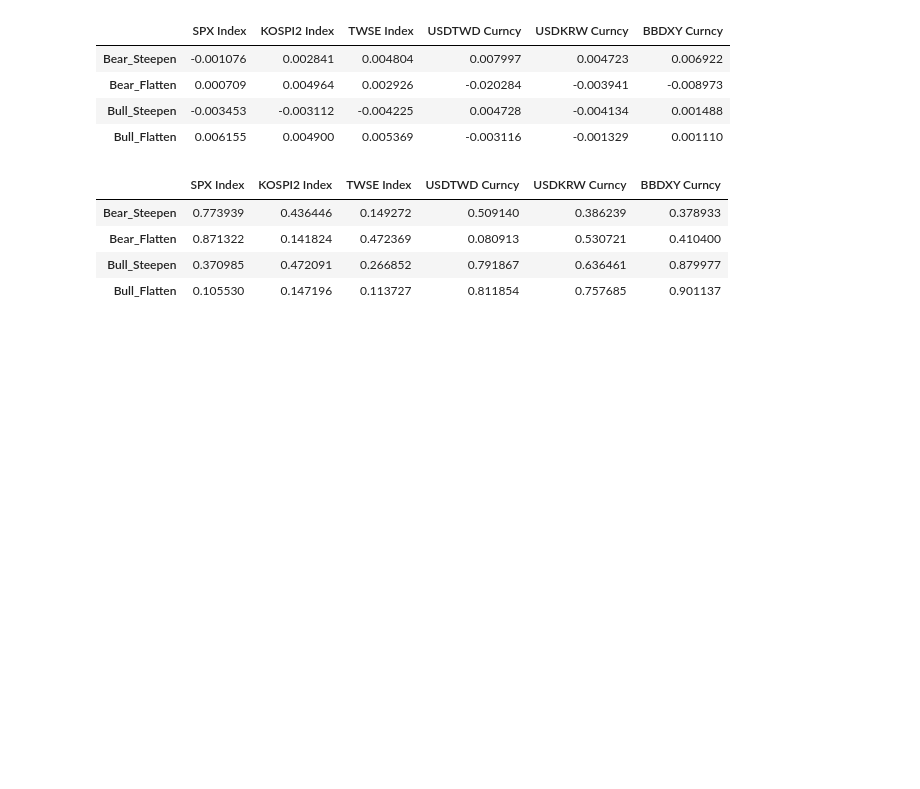
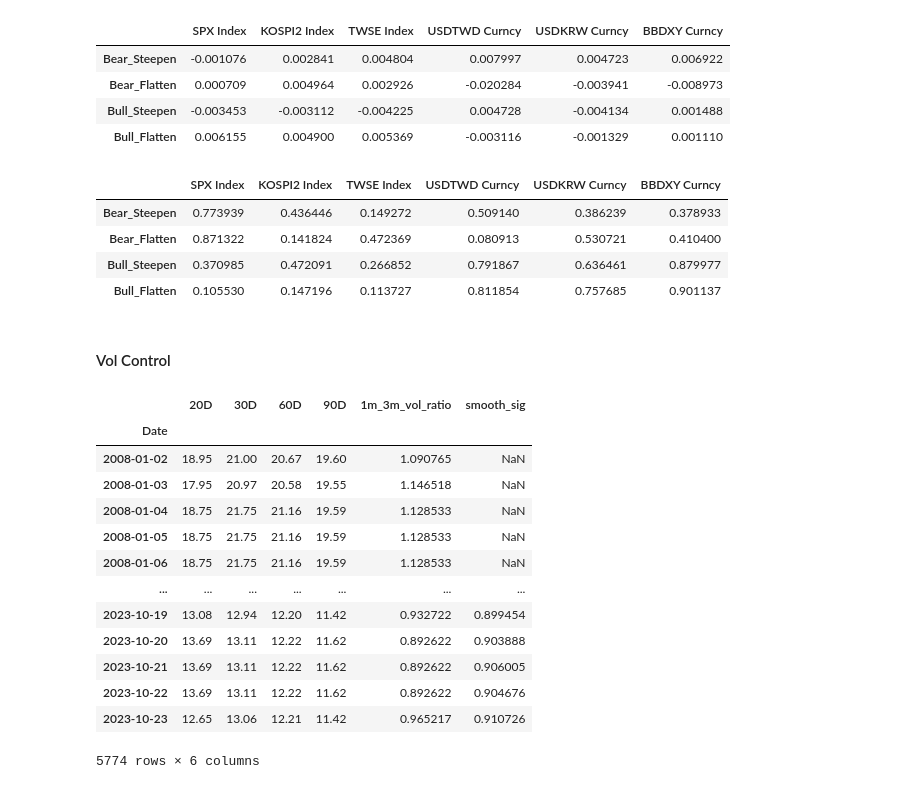
Before and after one commit to ClarenceTee93/Strategies, a Jupyter notebook: strategies.ipynb, the cells around one changed output. Cells and saved outputs as stored; diff of their text form; code cells hidden in the pictures; blank space fills up the shorter version.

```diff
--- a/strategies.ipynb
+++ b/strategies.ipynb
@@ -679,3 +696,40 @@ reg_summary_pval
 | Bear_Flatten | 0.871322 | 0.141824 | 0.472369 | 0.080913 | 0.530721 | 0.410400 |
 | Bull_Steepen | 0.370985 | 0.472091 | 0.266852 | 0.791867 | 0.636461 | 0.879977 |
 | Bull_Flatten | 0.105530 | 0.147196 | 0.113727 | 0.811854 | 0.757685 | 0.901137 |
+# %% [markdown]
+#### Vol Control
+# %%
+spx_rv = asset_2[["SPX Index", "20D", "30D", "60D", "90D"]].copy()
+spx_rv.rename(columns = {"SPX Index":"Date"}, inplace=True)
+spx_rv.Date = pd.to_datetime(spx_rv.Date)
+sample_start_dt = spx_rv.Date.iloc[0]
+sample_end_dt = spx_rv.dropna().Date.iloc[-1]
+
+def clean_step(sDate, eDate, df):
+    full_date_range = pd.date_range(sDate, eDate, freq = 'd').to_list()
+    full_date_range_df = pd.DataFrame(index=full_date_range, columns=['All_Days'])
+    full_date_range_df.reset_index(inplace=True)
+    full_date_range_df.rename(columns = {'index':'Date'}, inplace=True)
+
+    return df.merge(full_date_range_df, on = 'Date', how = 'right').fillna(method = 'ffill').drop(columns = ['All_Days'])
+
+clean_spx_rv = clean_step(sample_start_dt, sample_end_dt, spx_rv)
+clean_spx_rv.set_index('Date', inplace=True)
+clean_spx_rv['1m_3m_vol_ratio'] = clean_spx_rv['60D'] / clean_spx_rv['20D']
+clean_spx_rv['smooth_sig'] = clean_spx_rv['1m_3m_vol_ratio'].rolling(10).mean()
+clean_spx_rv
+# %% [output]
+|  | 20D | 30D | 60D | 90D | 1m_3m_vol_ratio | smooth_sig |
+| Date |  |  |  |  |  |  |
+| 2008-01-02 | 18.95 | 21.00 | 20.67 | 19.60 | 1.090765 | NaN |
+| 2008-01-03 | 17.95 | 20.97 | 20.58 | 19.55 | 1.146518 | NaN |
+| 2008-01-04 | 18.75 | 21.75 | 21.16 | 19.59 | 1.128533 | NaN |
+| 2008-01-05 | 18.75 | 21.75 | 21.16 | 19.59 | 1.128533 | NaN |
+| 2008-01-06 | 18.75 | 21.75 | 21.16 | 19.59 | 1.128533 | NaN |
+| ... | ... | ... | ... | ... | ... | ... |
+| 2023-10-19 | 13.08 | 12.94 | 12.20 | 11.42 | 0.932722 | 0.899454 |
+| 2023-10-20 | 13.69 | 13.11 | 12.22 | 11.62 | 0.892622 | 0.903888 |
+| 2023-10-21 | 13.69 | 13.11 | 12.22 | 11.62 | 0.892622 | 0.906005 |
+| 2023-10-22 | 13.69 | 13.11 | 12.22 | 11.62 | 0.892622 | 0.904676 |
+| 2023-10-23 | 12.65 | 13.06 | 12.21 | 11.42 | 0.965217 | 0.910726 |
+5774 rows × 6 columns
```
Also changed, not shown: parts of 3 cells of this notebook, 1 other file.
